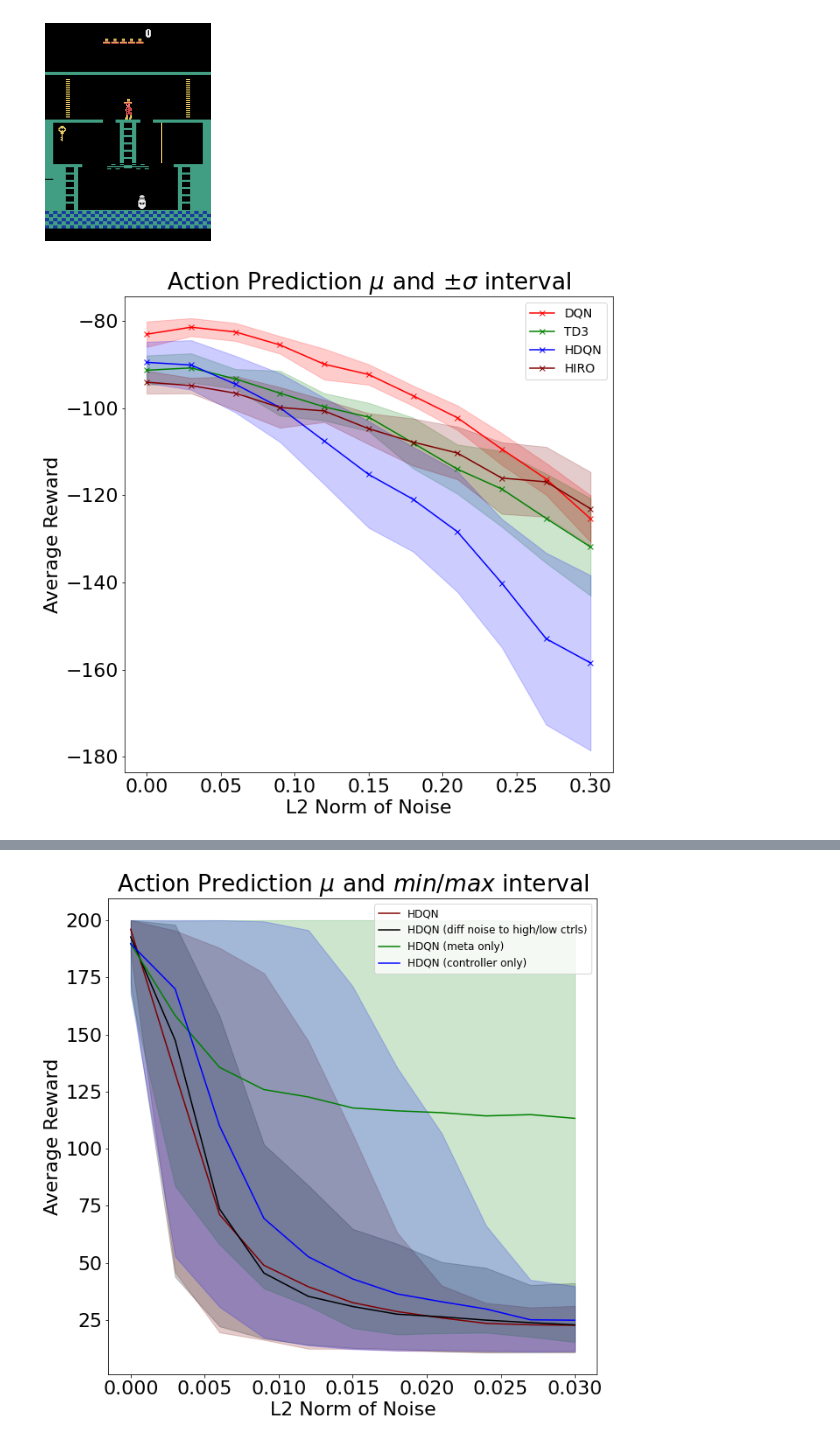
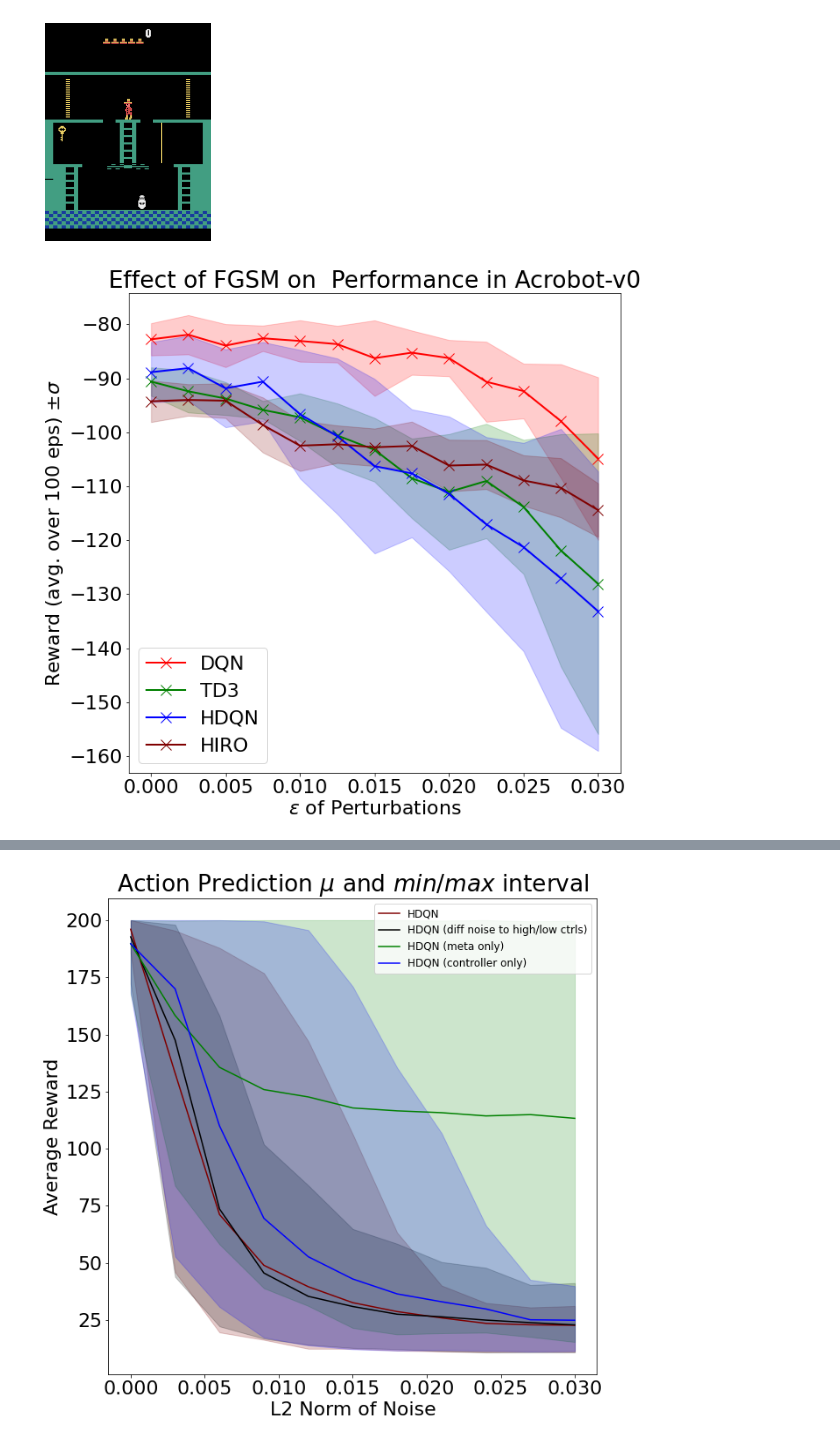
Before and after one commit to Davidobot/adversarial_hrl, a Jupyter notebook: plotting/plotting.ipynb, the cells around one changed output, grey strips where cells are left out. Drawn from its saved outputs; the diff is of its cells as text; code cells hidden in the pictures.

```diff
--- a/plotting/plotting.ipynb
+++ b/plotting/plotting.ipynb
@@ -39,39 +42,38 @@ plt.show()
 # %% [output]
 [figure]
 # %%
-def plot_norms(episodes):
+def plot_norms(env_name, attack_type, episodes, model_name="", xlabel=None):
     plt.figure(2, figsize=(10,10))
 
-    plt.title('Action Prediction $\mu$ and $\pm \sigma$ interval')
-    plt.xlabel('L2 Norm of Noise')
-    plt.ylabel('Average Reward')
+    plt.title(f"Effect of {attack_type} on {model_name} Performance in {env_name}")
+    plt.xlabel('L2 Norm of Noise' if xlabel is None else xlabel)
+    plt.ylabel('Reward (avg. over 100 eps) $\pm \sigma$')
 
     for ep, color, label in episodes:
         x, ys = np.array(list(ep.keys())).astype(np.float), np.array(list(ep.values()))
 
         # normalise to the highest reward
-        # y = np.mean(ep[0]) for normalising against the first data point
+        #y = np.mean(ep['0.0']) #for normalising against the first data point
         #y = np.max([np.mean(ep[k]) for k in ep.keys()])
-        #ys = (ys - y) / y
+        #ys = (ys - y) / -y
 
         mu = np.mean(ys, axis=1)
-        plt.plot(x, mu, label=label, color=color, marker='x')
+        plt.plot(x, mu, label=label, color=color, marker='x', linewidth=2, markersize=12)
         stds = np.std(ys, axis = 1)
-        #plt.fill_between(x, mu + np.max(ys, axis=1) , mu - np.min(ys, axis=1), alpha=0.2, color=color)
         plt.fill_between(x, mu + stds , mu - stds, alpha=0.2, color=color)
 
-    plt.legend(prop={'size': 14})
+    plt.legend()#prop={'size': 14})
     #plt.legend(bbox_to_anchor=(1.05, 1), loc='upper left', borderaxespad=0.)
     plt.savefig('noise_sigma.pdf', format='pdf', dpi=1000)
 
-def plot_fgsm(episode_durations):
+def plot_fgsm(env_name, attack_type, episode_durations):
     plt.figure(2, figsize=(10,10))
 
-    plt.title('Action Prediction $\mu$ and $\pm \sigma$ interval')
+    plt.title(f"Effect of {attack_type} on Performance in {env_name}")
     for kk in ['both', 'goal_only', 'action_only']:
         x, ys = np.array(list(episode_durations[kk].keys())), np.array(list(episode_durations[kk].values()))
-        plt.xlabel('$\epsilon$')
-        plt.ylabel('Average Reward')
+        plt.xlabel('$\epsilon$ of Perturbations')
+        plt.ylabel('Reward (avg. over 100 eps) $\pm \sigma$')
 
         mu = np.mean(ys, axis=1)
         plt.plot(x, mu, label=kk, marker='x')
@@ -128,14 +130,13 @@ def plot_fgsm_minmax(episode_durations):
     plt.savefig('fgsm_minmax.pdf', format='pdf', dpi=1000)
 # %%
 import json
-plot_norms([\
-    (json.load(open("acrobot/noise/dqn_episodes.json")), "red", "DQN"),\
-    #(json.load(open("acrobot/fgsm_targeted/dqn_episodes.json")), "maroon", "DQN (FGSM t)"),\
-    (json.load(open("acrobot/noise/td3_episodes.json")), "green", "TD3"),\
-    #(json.load(open("acrobot/fgsm_targeted/td3_episodes.json")), "blue", "TD3 (FGSM t)"),\
-    #(json.load(open("acrobot/fgsm_untargeted/td3_episodes.json")), "grey", "TD3 (FGSM ut)"),\
-    (json.load(open("acrobot/noise/hdqn_episodes.json")), "blue", "HDQN"),\
-    (json.load(open("acrobot/noise/hiro_episodes.json")), "maroon", "HIRO"),\
-   ])
+base_url = "acrobot/fgsm_targeted"
+
+plot_norms("Acrobot-v0", "FGSM", [\
+    (json.load(open(f"{base_url}/dqn_episodes.json")), "red", "DQN"),\
+    (json.load(open(f"{base_url}/td3_episodes.json")), "green", "TD3"),\
+    (json.load(open(f"{base_url}/hdqn_episodes.json"))['both'], "blue", "HDQN"),\
+    (json.load(open(f"{base_url}/hiro_episodes.json"))['both'], "maroon", "HIRO"),\
+   ], xlabel='$\epsilon$ of Perturbations')
 # %% [output]
-[figure, old version]
+[figure, new version]
```
Also changed, not shown: parts of 4 cells of this notebook, 3 other files.
